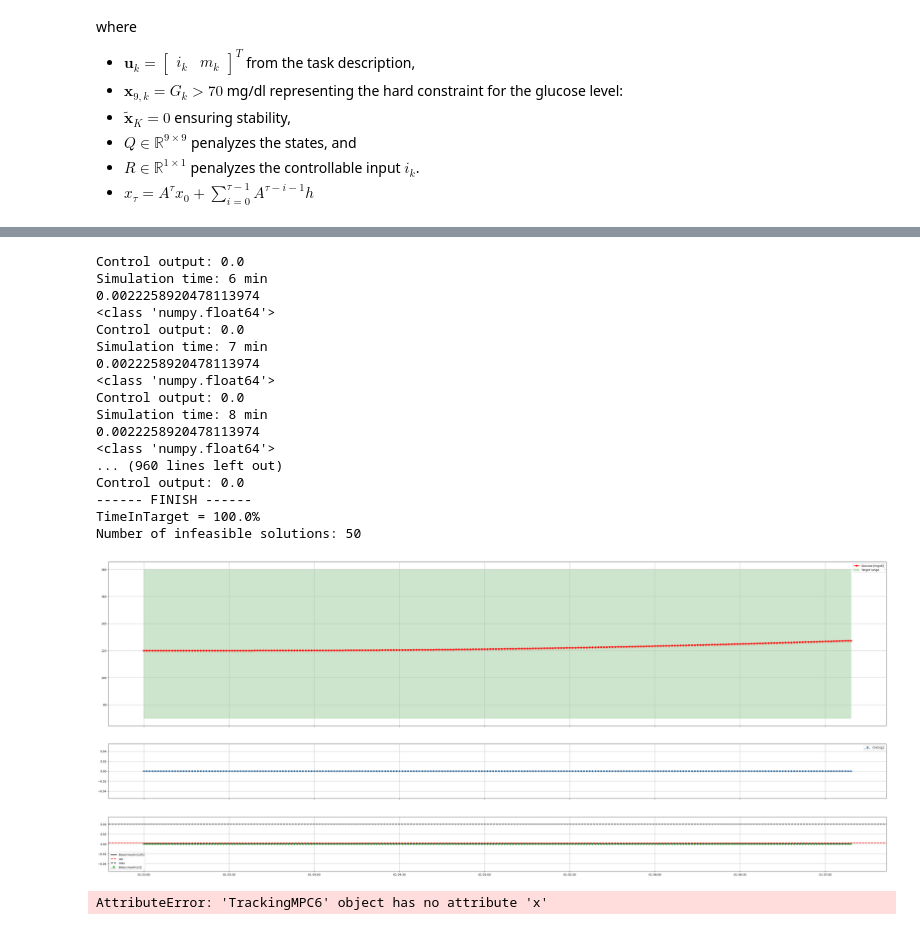
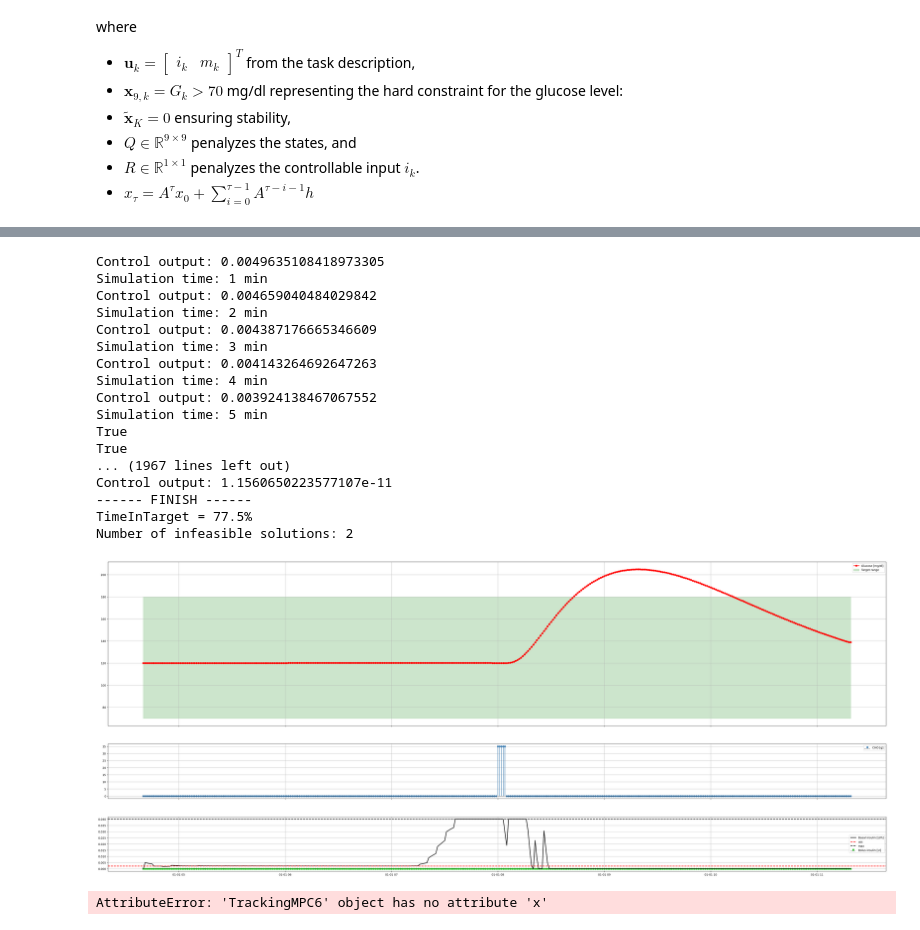
Before and after one commit to Jackmastro/MPC_DeePC_COCO, a Jupyter notebook: COCO2024project.ipynb, the cells around one changed output, grey strips where cells are left out. Saved outputs shown, nothing was run; the diff lists cells and outputs as text; code cells hidden in the pictures.

```diff
--- a/COCO2024project.ipynb
+++ b/COCO2024project.ipynb
@@ -1353,30 +1363,30 @@ basal_handler_params['open-loop input'] = None
 # data_given = pd.read_csv('data/data_cho.csv')
 # data_given = pd.read_csv('data/default_data.csv')
 data_given = pd.read_csv('data/easy_test.csv')
+# data_given = pd.read_csv('data/zero_test.csv')
 
 # Instatiating tracking MPC
 # x0 = np.array([120.0, 0.0016, 0.0, 0.0, 0.0, 1.5081, 10.2735, 0.2827, 120.0])
 # uss = 0.0022
 # order of magnitude: 100 0.001 100 100 100 1 10 0.1 100
 # Q = np.diag([1, 10000, 1, 1, 1, 1, 10, 100, 1])
-# Q = np.diag([1, 1, 0, 0, 0, 0, 0, 0, 1])
 # Q = np.diag([10, 10, 1, 1, 1, 10, 10, 10, 100])
 # Q = np.diag([1, 1, 1, 1, 1, 1, 1, 1, 500])
-Q = np.diag([0, 0, 0, 0, 0, 0, 0, 0, 100])
+# Q = np.diag([0, 0, 0, 0, 0, 0, 0, 0, 100])
+Q = np.diag([5000, 75000, 0, 0, 0, 6332, 136.42, 180225, 5000])
+r = 2.8e9
 S = Q
-r = 10
 s = 0.0 # increase to penalize more the soft constraint
 Ts = 5 # increase to reduce computation time
-K = Ts * 6
+K = 50
 tracking_mpc = TrackingMPC6(Q, S, r, K, s, Ts)
 
-# Q = np.diag(weights_estimation)
-# Q = np.diag([1, 1, 1, 1, 1, 1, 1, 1, 100])
-# r = int(weight_r)
-# r = 100000
-# K = 30
-# s = 0.0
-# Ts = 5
+# Q = np.diag([2, 1000, 0.2, 0.2, 0.05, 200, 38, 50000, 2])
+Q = np.diag([1, 75000, 0, 0, 0, 6332, 136.42, 180225, 1])
+r = 3e9
+K = 40
+s = 0.0
+Ts = 5
 # tracking_mpc = TrackingMPC4(Q, r, K, s, Ts)
 
 # Running the simulation
@@ -1420,20 +1432,20 @@ Simulation time: 5 min
-Control output: 0.0
-Simulation time: 6 min
-0.0022258920478113974
-<class 'numpy.float64'>
-Control output: 0.0
-Simulation time: 7 min
-0.0022258920478113974
-<class 'numpy.float64'>
-Control output: 0.0
-Simulation time: 8 min
-0.0022258920478113974
-<class 'numpy.float64'>
-... (960 lines left out)
-Control output: 0.0
+Control output: 0.0049635108418973305
+Simulation time: 1 min
+Control output: 0.004659040484029842
+Simulation time: 2 min
+Control output: 0.004387176665346609
+Simulation time: 3 min
+Control output: 0.004143264692647263
+Simulation time: 4 min
+Control output: 0.003924138467067552
+Simulation time: 5 min
+True
+True
+... (1967 lines left out)
+Control output: 1.1560650223577107e-11
 ------ FINISH ------
-TimeInTarget = 100.0%
-Number of infeasible solutions: 50
+TimeInTarget = 77.5%
+Number of infeasible solutions: 2
-[figure, old version]
+[figure, new version]
 # %%
 xss = np.array([120.0, 0.0016, 0.0, 0.0, 0.0, 1.5081, 10.2735, 0.2827, 120.0])
```
Also changed, not shown: parts of 5 cells of this notebook, 2 other files.
